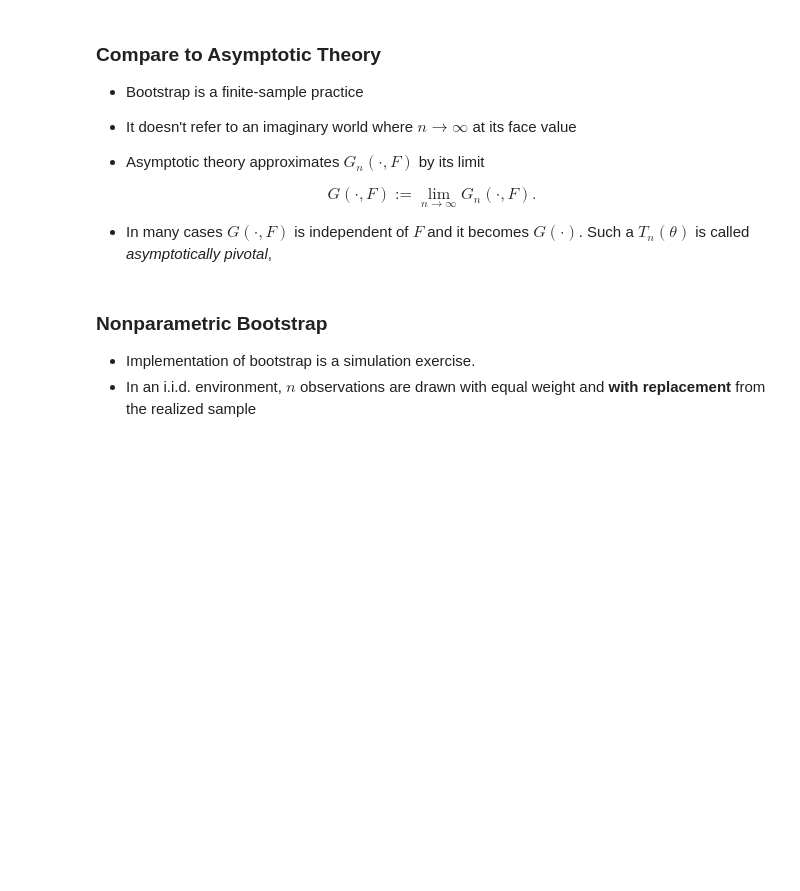
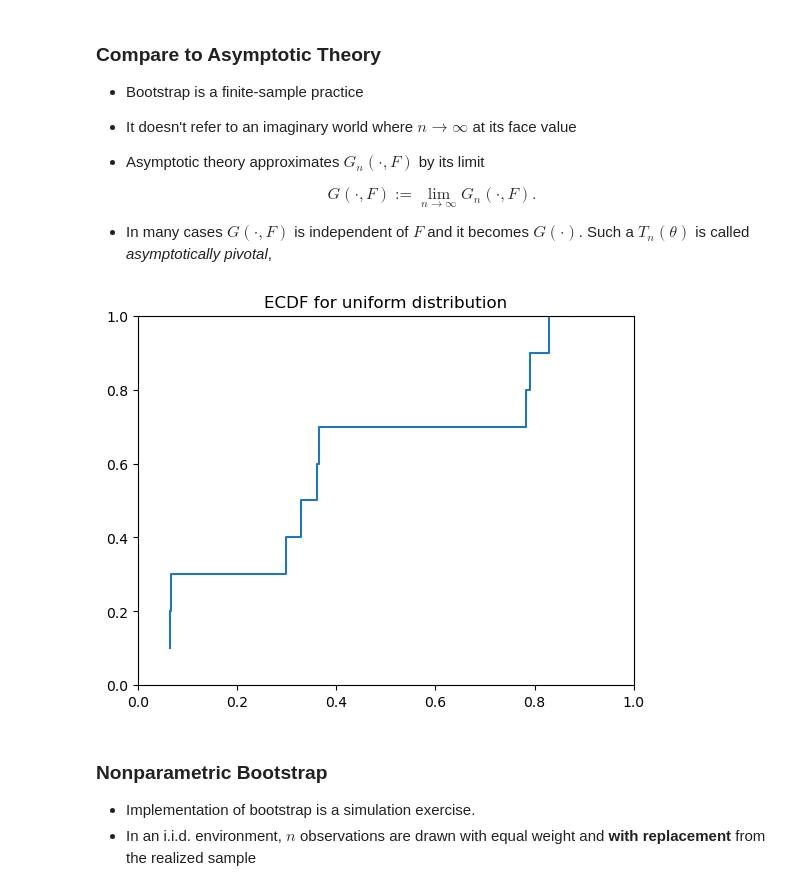
Before and after one commit to zhentaoshi/Econ5821, a Jupyter notebook: py_05_simulations.ipynb, the cells around one changed output. Drawn from its saved outputs; the diff is of its cells as text; code cells hidden in the pictures; blank space fills up the shorter version.

```diff
--- a/py_05_simulations.ipynb
+++ b/py_05_simulations.ipynb
@@ -250,25 +265,27 @@ $$G(\cdot, F) := \lim_{n\to\infty} G_n(\cdot, F).$$
 # %%
 import matplotlib.pyplot as plt
 from statsmodels.distributions.empirical_distribution import ECDF
 
-x = np.random.uniform(size=10)
+x = np.random.beta(2,2,size=10)
 ecdf = ECDF(x)
 
 # get unique sorted values of x and corresponding values of y
 ux, uy = np.unique(ecdf.x, return_index=False, return_inverse=False, return_counts=False), ecdf.y[np.unique(ecdf.y, return_index=True, return_inverse=False, return_counts=False)[1]]
 
 # add last point (1,1) to the step function
 ux = np.concatenate((ux, [1]))
 uy = np.concatenate((uy, [1]))
 
 # create step function with horizontal lines
 plt.plot(ux[:-1], uy[:-1], drawstyle='steps-pre')
 plt.plot([ux[-2], ux[-1]], [uy[-2], uy[-2]], color='C0', linestyle='--')
 plt.plot([ux[-1], ux[-1]], [uy[-2], uy[-1]], color='C0', linestyle='--')
 plt.xlim(0, 1)
 plt.ylim(0, 1)
 plt.title('ECDF for uniform distribution')
 plt.show()
+# %% [output]
+[figure, added]
 # %% [markdown]
 ### Nonparametric Bootstrap
 
```
Also changed, not shown: parts of 6 cells of this notebook, 2 other files.
